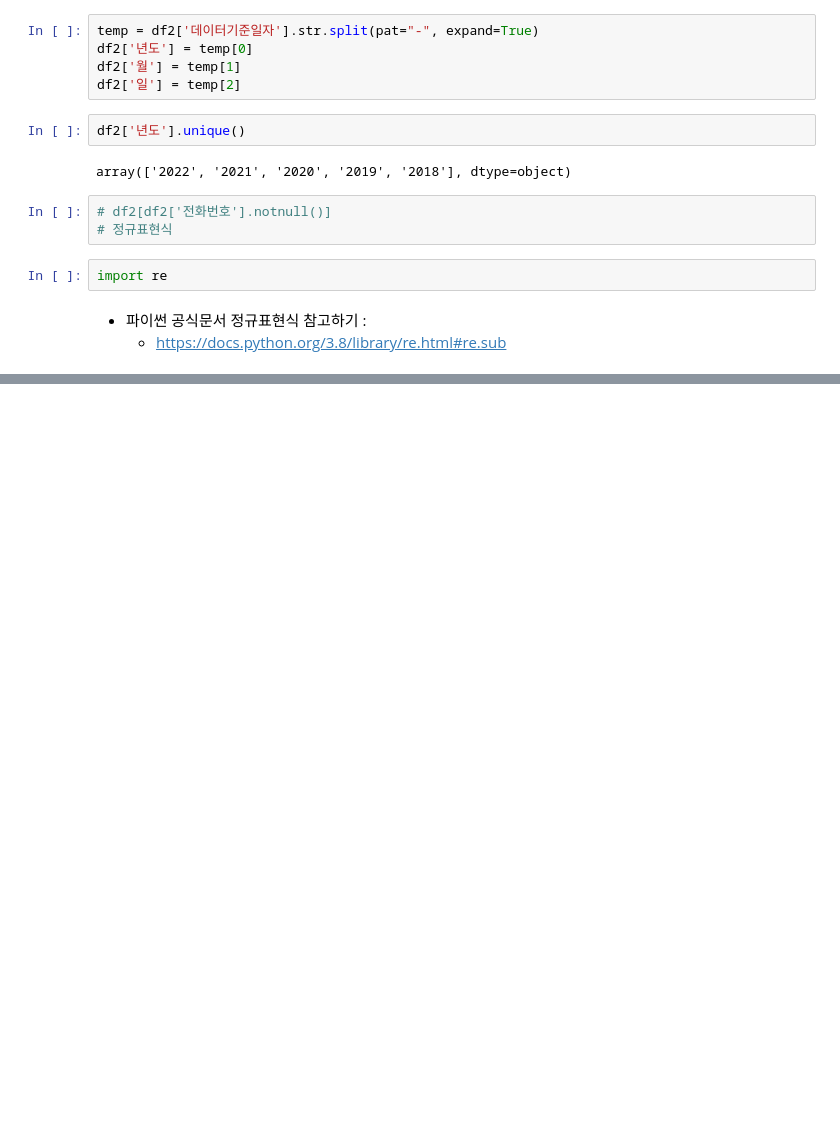
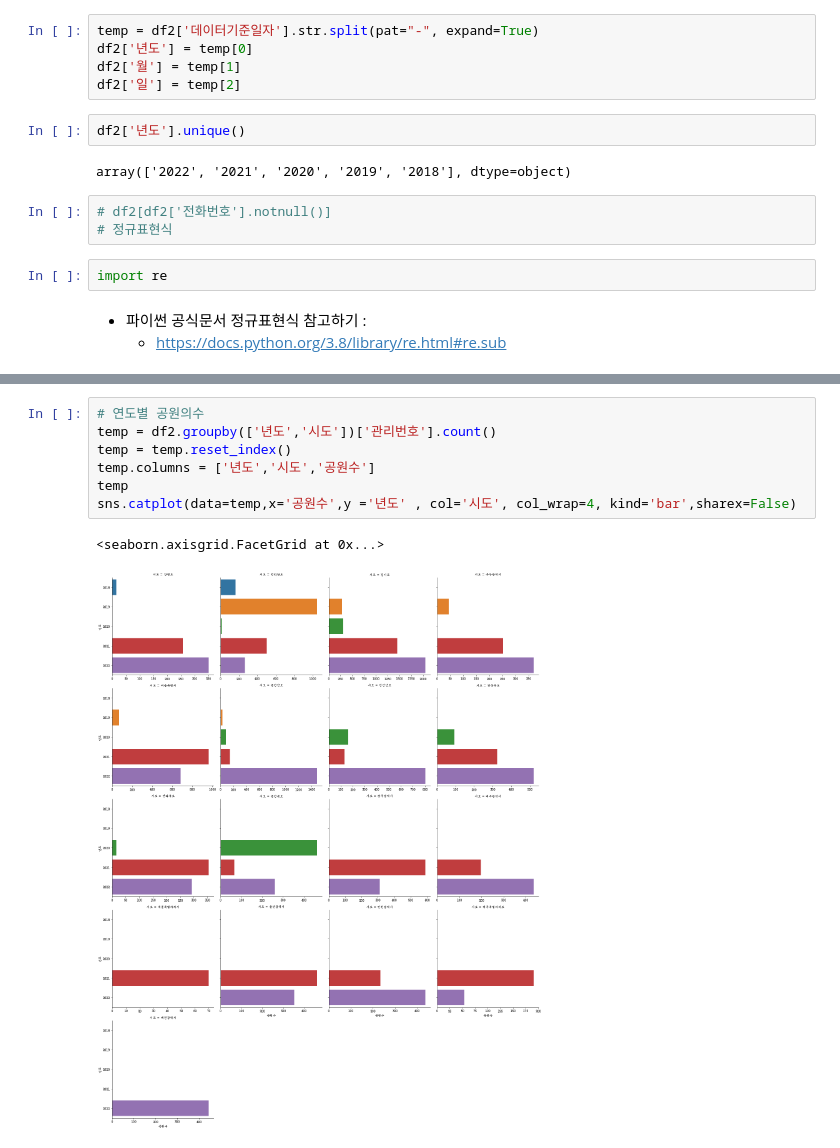
Before and after one commit to leekyuyoung4/ml0719, a Jupyter notebook: 데이터분석/공원데이터분석.ipynb, the cells around one changed output, grey strips where cells are left out. Drawn from its saved outputs; the diff is of its cells as text; blank space fills up the shorter version.

```diff
--- a/데이터분석/공원데이터분석.ipynb
+++ b/데이터분석/공원데이터분석.ipynb
@@ -291,0 +320,10 @@ df2['전화번호'].notnull().sum()
+# %%
+# 연도별 공원의수
+temp = df2.groupby(['년도','시도'])['관리번호'].count()
+temp = temp.reset_index()
+temp.columns = ['년도','시도','공원수']
+temp
+sns.catplot(data=temp,x='공원수',y ='년도' , col='시도', col_wrap=4, kind='bar',sharex=False)
+# %% [output]
+<seaborn.axisgrid.FacetGrid at 0x...>
+[figure, added]
```
Also changed, not shown: parts of 17 cells of this notebook, 4 other files.
